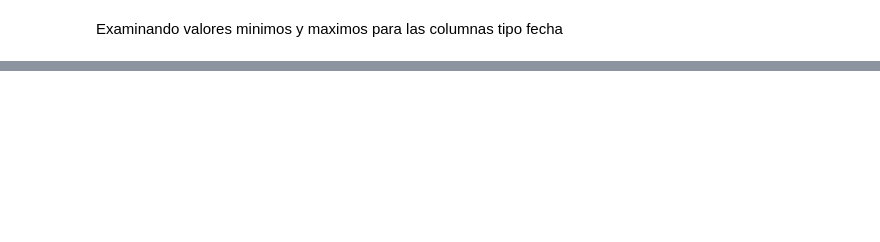
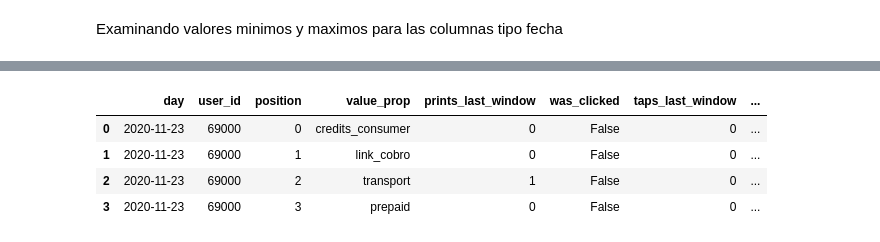
Before and after one commit to juanpabosu/carrusel_xselling, a Jupyter notebook: src/xselling.ipynb, the cells around one changed output, grey strips where cells are left out. Saved outputs shown, nothing was run; the diff lists cells and outputs as text; code cells hidden in the pictures; blank space fills up the shorter version.

```diff
--- a/src/xselling.ipynb
+++ b/src/xselling.ipynb
@@ -381,0 +420,8 @@ KeyboardInterrupt:
+# %%
+result[result['user_id'] == 69000]
+# %% [output]
+|  | day | user_id | position | value_prop | prints_last_window | was_clicked | taps_last_window | ... |
+| 0 | 2020-11-23 | 69000 | 0 | credits_consumer | 0 | False | 0 | ... |
+| 1 | 2020-11-23 | 69000 | 1 | link_cobro | 0 | False | 0 | ... |
+| 2 | 2020-11-23 | 69000 | 2 | transport | 1 | False | 0 | ... |
+| 3 | 2020-11-23 | 69000 | 3 | prepaid | 0 | False | 0 | ... |
```
Also changed, not shown: parts of 22 cells of this notebook.
